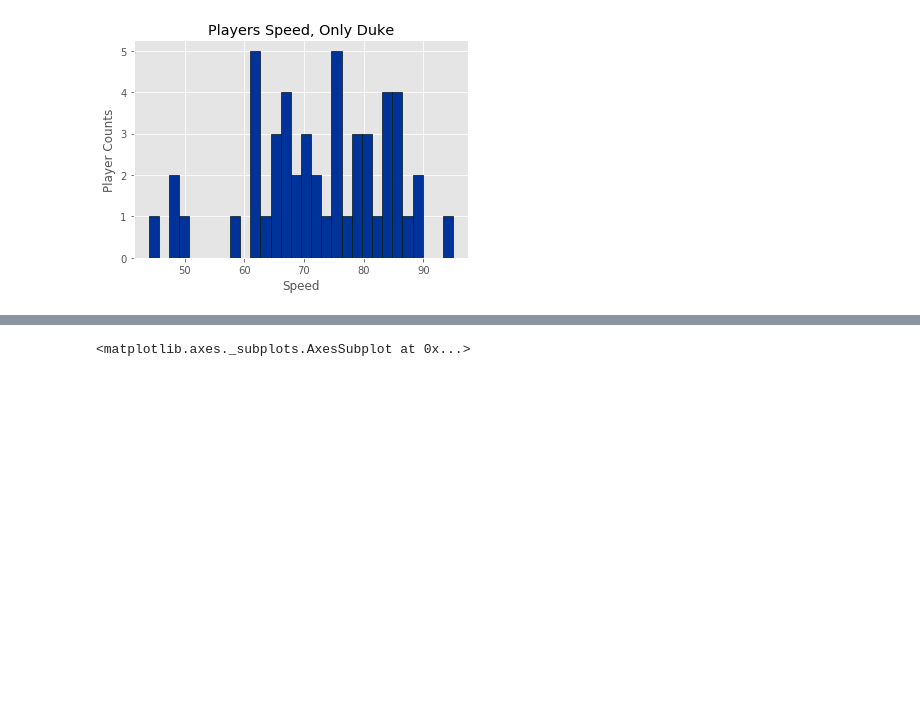
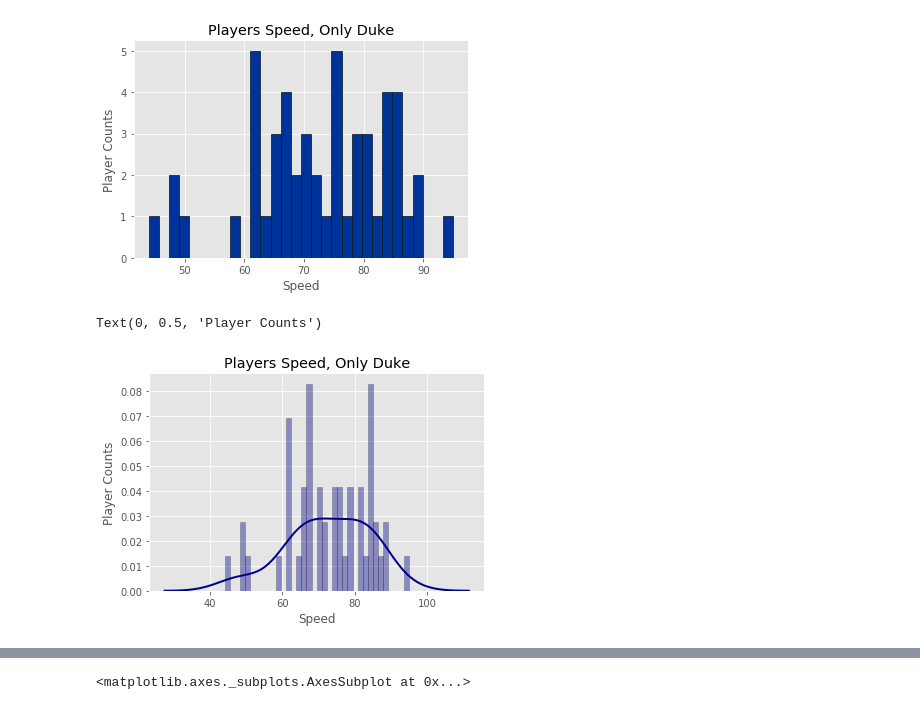
Before and after one commit to brandonmojica/2k_my_teams_analysis, a Jupyter notebook: 2k_myteams_data_cleaning_2.ipynb, the cells around one changed output, grey strips where cells are left out. Saved outputs shown, nothing was run; the diff lists cells and outputs as text; code cells hidden in the pictures; blank space fills up the shorter version.

```diff
--- a/2k_myteams_data_cleaning_2.ipynb
+++ b/2k_myteams_data_cleaning_2.ipynb
@@ -304,5 +304,17 @@ plt.ylabel('Player Counts')
 # %% [output]
 Text(0, 0.5, 'Player Counts')
 [figure]
+# %%
+# Density Plot and Histogram of all arrival delays
+sns.distplot(duke_players_arr, hist=True, kde=True,
+             bins=int(180/5), color = 'darkblue',
+             hist_kws={'edgecolor':'black'},
+             kde_kws={'linewidth': 2})
+plt.title('Players Speed, Only Duke')
+plt.xlabel('Speed')
+plt.ylabel('Player Counts')
+# %% [output]
+Text(0, 0.5, 'Player Counts')
+[figure, added]
 # %%
 # Density Plot and Histogram of all arrival delays
```
Also changed, not shown: parts of 11 cells of this notebook, 2 other files.
